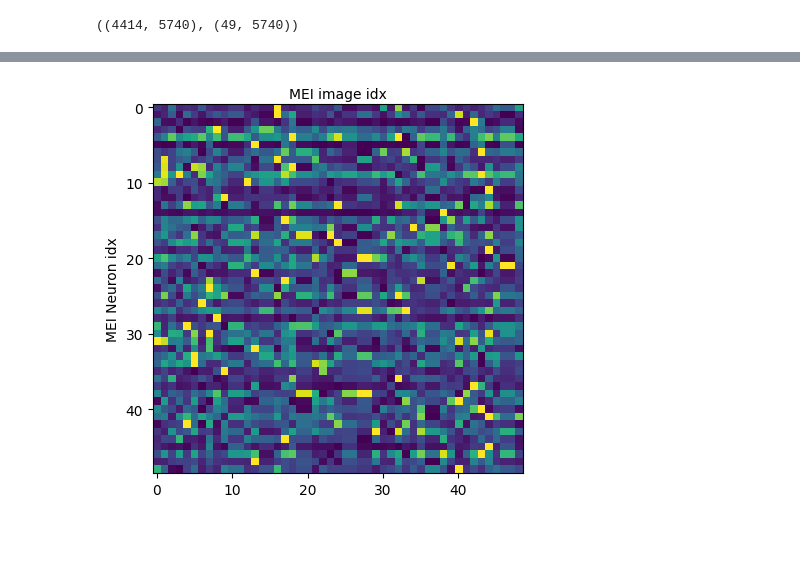
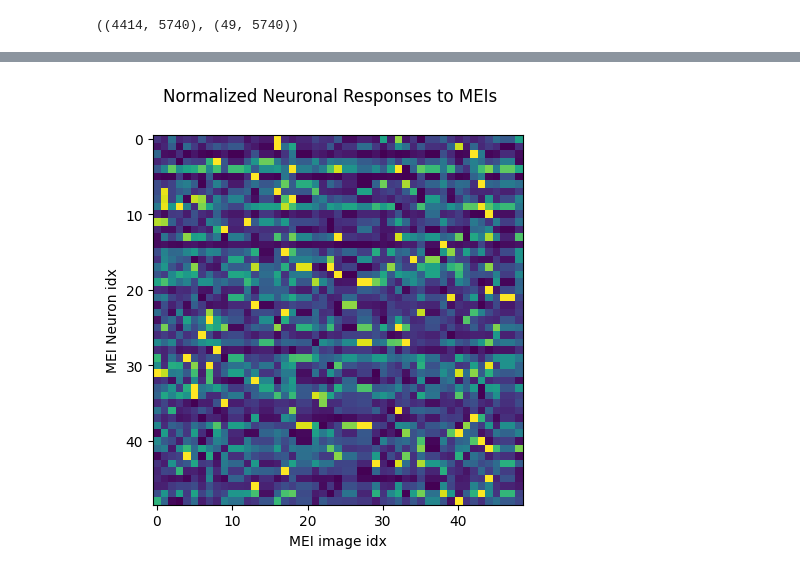
Before and after one commit to ananaphasia/Petreanu_MEI_generation, a Jupyter notebook: 05_match_MEIs.ipynb, the cells around one changed output, grey strips where cells are left out. Saved outputs shown, nothing was run; the diff lists cells and outputs as text; code cells hidden in the pictures; blank space fills up the shorter version.

```diff
--- a/05_match_MEIs.ipynb
+++ b/05_match_MEIs.ipynb
@@ -360,15 +399,14 @@ for i in tqdm(range(num_validatable_MEIs)):  # images
 # %%
 # normalize the responses
 
 for i, row in enumerate(respmat_MEI_trunc_mean):
     respmat_MEI_trunc_mean[i] = (row - np.min(row)) / (np.max(row) - np.min(row))
+
+plt.imshow(respmat_MEI_trunc_mean)
+plt.xlabel('MEI image idx')
+plt.ylabel('MEI Neuron idx')
+# plt.gca().xaxis.set_label_position('top')
+plt.suptitle('Normalized Neuronal Responses to MEIs')
+plt.show()
+# %% [output]
+[figure, added]
-# %%
-plt.imshow(respmat_MEI_trunc_mean)
-plt.xlabel('MEI image idx')
-plt.ylabel('MEI Neuron idx')
-# plt.xticks(np.arange(respmat_MEI_trunc_mean.shape[1])) # set for number of columns, which are the count of x axis
-# plt.yticks(np.arange(respmat_MEI_trunc_mean.shape[0])) # set for number of rows, which are the count of y axis
-plt.gca().xaxis.set_label_position('top')
-plt.show()
-# %% [output]
-[figure, removed]
```
Also changed, not shown: parts of 7 cells of this notebook, 1 other file.
